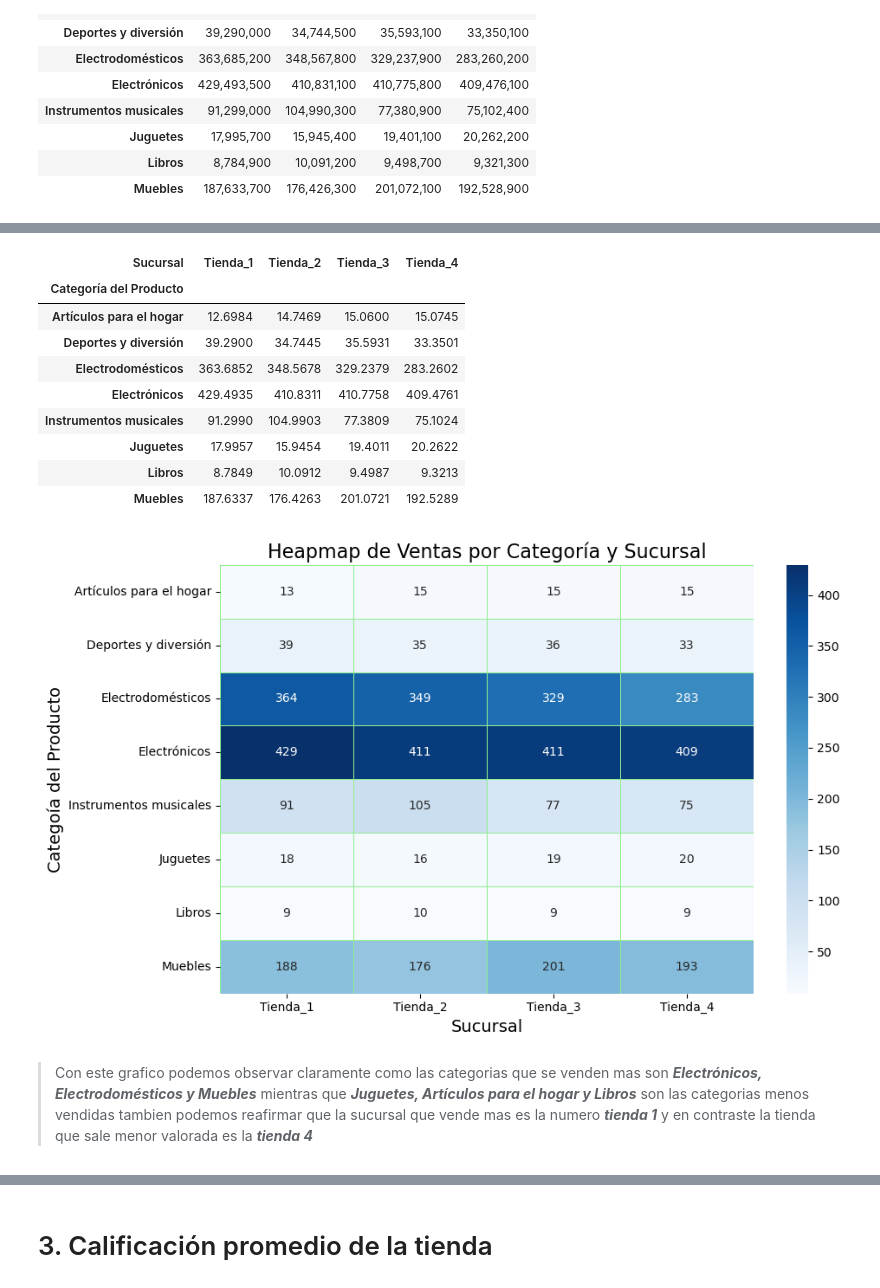
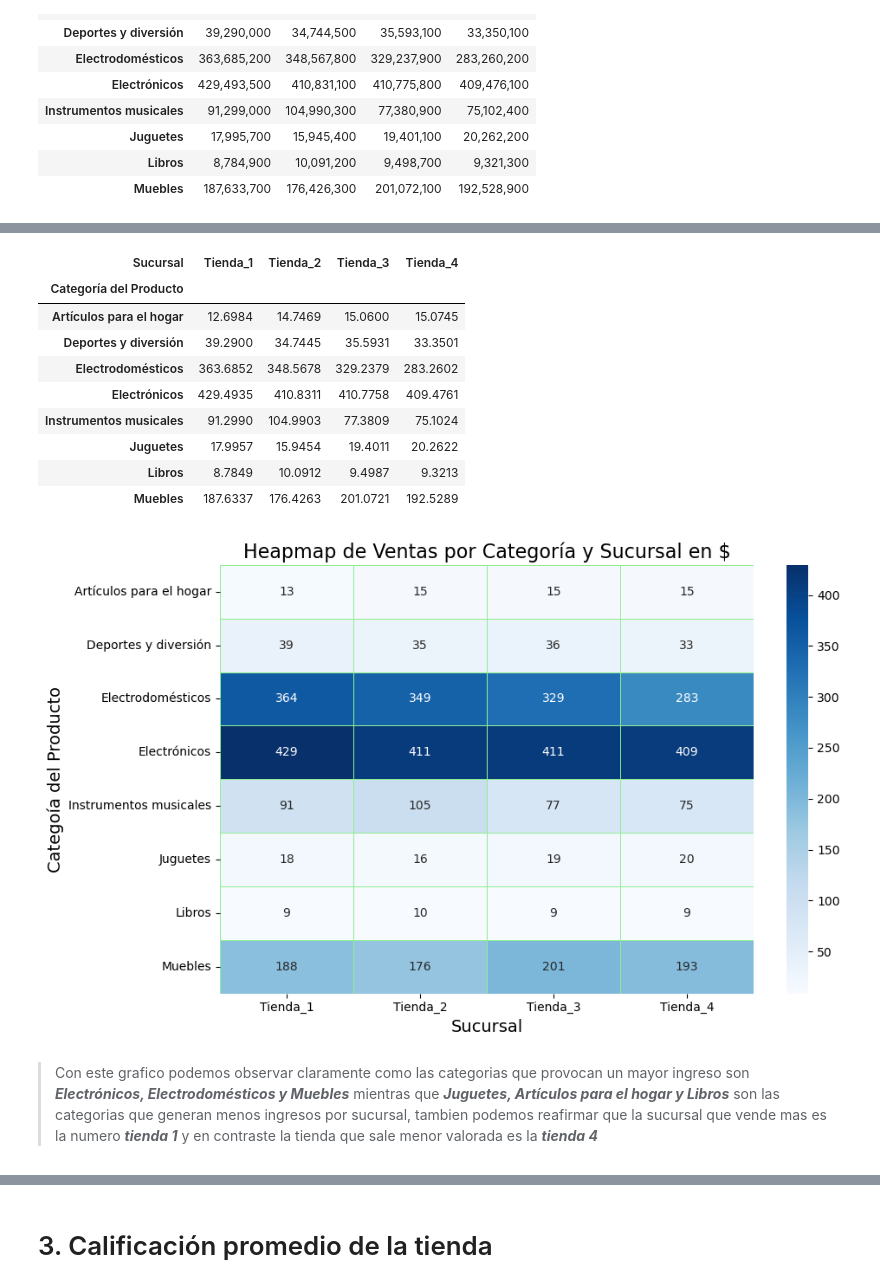
Before and after one commit to Fersh5/alura_store, a Jupyter notebook: AluraStoreLatam.ipynb, the cells around one changed output, grey strips where cells are left out. Saved outputs shown, nothing was run; the diff lists cells and outputs as text; code cells hidden in the pictures.

```diff
--- a/AluraStoreLatam.ipynb
+++ b/AluraStoreLatam.ipynb
@@ -92,8 +95,8 @@ df_completo = pd.concat([*sucursales_df], ignore_index=True) # Unimos los datafr
 
 display(df_completo) # Verificamos la tabla creada
 
-ventas_categoria = pd.pivot_table(df_completo,index='Categoría del Producto',columns='Sucursal',values='Precio',aggfunc='sum') # Creamos una tabla dinamica (pivot table) con los totales de ventas por categoria para cada tienda
-ventas_categoria_mostrar = ventas_categoria.map(lambda x: f'{x:,.0f}') # Damos formato a los valores
+ventas_categoria_cash = pd.pivot_table(df_completo,index='Categoría del Producto',columns='Sucursal',values='Precio',aggfunc='sum') # Creamos una tabla dinamica (pivot table) con los totales de ventas por categoria para cada tienda
+ventas_categoria_mostrar = ventas_categoria_cash.map(lambda x: f'{x:,.0f}') # Damos formato a los valores
 display(ventas_categoria_mostrar) # Mostramos la pivot table
 # %% [output]
 |  | Producto | Categoría del Producto | Precio | Costo de envío | Fecha de Compra | Vendedor | Lugar de Compra | ... |
@@ -136,27 +138,27 @@ plt.show()
 # %%
-ventas_categoria_millones = ventas_categoria/1000000
+ventas_categoria_millones = ventas_categoria_cash/1000000
 display(ventas_categoria_millones)
 plt.figure(figsize=(10,6))
 
 sns.heatmap(ventas_categoria_millones,annot=True,fmt=',.0f',cmap='Blues',linewidths=.5,linecolor='lightgreen')
 
-plt.title('Heapmap de Ventas por Categoría y Sucursal',fontsize=16)
+plt.title('Heapmap de Ventas por Categoría y Sucursal en $',fontsize=16)
 plt.xlabel('Sucursal',fontsize=14)
 plt.ylabel('Categoía del Producto',fontsize=14)
 
 plt.tight_layout()
 plt.show()
 # %% [output]
 | Sucursal | Tienda_1 | Tienda_2 | Tienda_3 | Tienda_4 |
 | Categoría del Producto |  |  |  |  |
 | Artículos para el hogar | 12.6984 | 14.7469 | 15.0600 | 15.0745 |
 | Deportes y diversión | 39.2900 | 34.7445 | 35.5931 | 33.3501 |
 | Electrodomésticos | 363.6852 | 348.5678 | 329.2379 | 283.2602 |
 | Electrónicos | 429.4935 | 410.8311 | 410.7758 | 409.4761 |
 | Instrumentos musicales | 91.2990 | 104.9903 | 77.3809 | 75.1024 |
 | Juguetes | 17.9957 | 15.9454 | 19.4011 | 20.2622 |
 | Libros | 8.7849 | 10.0912 | 9.4987 | 9.3213 |
 | Muebles | 187.6337 | 176.4263 | 201.0721 | 192.5289 |
-[figure, old version]
+[figure, new version]
 # %% [markdown]
-> Con este grafico podemos observar claramente como las categorias que se venden mas son ***Electrónicos, Electrodomésticos y Muebles*** mientras que ***Juguetes, Artículos para el hogar y Libros*** son las categorias menos vendidas tambien podemos reafirmar que la sucursal que vende mas es la numero ***tienda 1*** y en contraste la tienda que sale menor valorada es la ***tienda 4***
+> Con este grafico podemos observar claramente como las categorias que provocan un mayor ingreso son ***Electrónicos, Electrodomésticos y Muebles*** mientras que ***Juguetes, Artículos para el hogar y Libros*** son las categorias que generan menos ingresos por sucursal, tambien podemos reafirmar que la sucursal que vende mas es la numero ***tienda 1*** y en contraste la tienda que sale menor valorada es la ***tienda 4***
```
Also changed, not shown: parts of 14 cells of this notebook.
